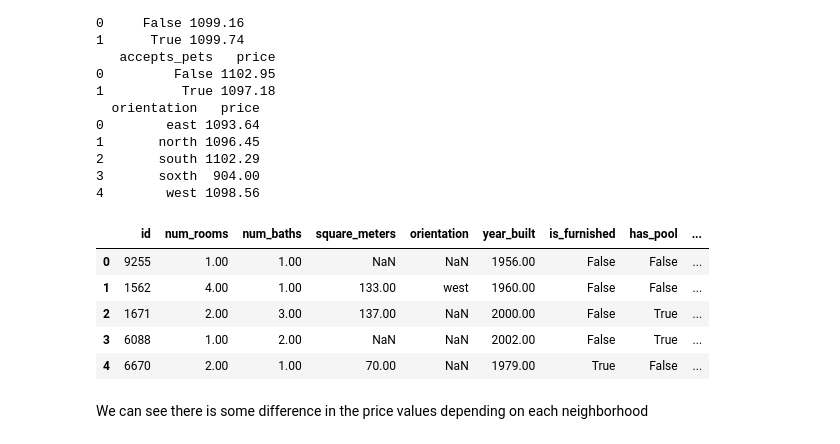
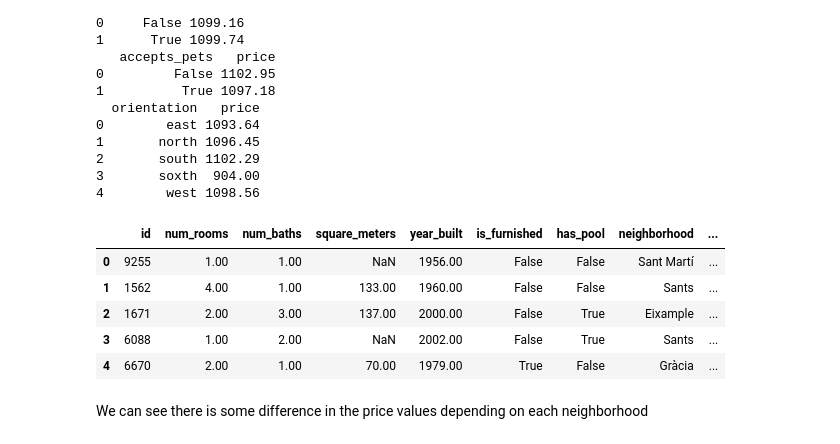
Before and after one commit to AlvaroOrtiz2001/Apartment-Prices-in-Barcelona-2023, a Jupyter notebook: JO_notebook.ipynb, the cells around one changed output. Drawn from its saved outputs; the diff is of its cells as text; code cells hidden in the pictures.

```diff
--- a/JO_notebook.ipynb
+++ b/JO_notebook.ipynb
@@ -87,33 +87,32 @@ print(data.groupby('orientation')['price'].mean().reset_index())
 4        west 1098.56
 # %%
 # Drop Supermarket column and put NaN in extreme values of sqr_mts and rooms
-cleaned_data = data.drop(columns='num_supermarkets')
+cleaned_data = data.drop(columns=['num_supermarkets', 'orientation'])
 cleaned_data['square_meters'] = np.where(cleaned_data['square_meters']<0, np.NaN, cleaned_data['square_meters'])
 cleaned_data['num_rooms'] = np.where(cleaned_data['num_rooms']>6, np.NaN, cleaned_data['num_rooms'])
 
-# Fix orientation
-cleaned_data['orientation'] = np.where(cleaned_data['orientation']=='soxth', 'south', cleaned_data['orientation'])
 
 # Check for missing data in more than 1 of these columns
 columns_to_check=['square_meters', 'num_rooms', 'num_baths', 'year_built', 'neighborhood']
 rows_with_missing_values = cleaned_data[cleaned_data[columns_to_check].isnull().sum(axis=1) >= 2]
 
 # Drop rows with 2 or more NaN values in columns_to_check
 cleaned_data = cleaned_data.drop(rows_with_missing_values.index)
 
 # Add floor and door_nbr
 cleaned_data['floor'] = cleaned_data['door'].str.extract(r'(\d+)º')
-cleaned_data['floor'] = pd.to_numeric(cleaned_data['floor'], errors='coerce').convert_dtypes()
+cleaned_data['floor'] = pd.to_numeric(cleaned_data['floor'], errors='coerce')
+cleaned_data['floor'] = cleaned_data['floor'].astype('float64')
 cleaned_data.reset_index(inplace=True)
 cleaned_data = cleaned_data.drop(columns=['door','index'])
 cleaned_data.head()
 # cleaned_data.info()
 # %% [output]
-|  | id | num_rooms | num_baths | square_meters | orientation | year_built | is_furnished | has_pool | ... |
-| 0 | 9255 | 1.00 | 1.00 | NaN | NaN | 1956.00 | False | False | ... |
-| 1 | 1562 | 4.00 | 1.00 | 133.00 | west | 1960.00 | False | False | ... |
-| 2 | 1671 | 2.00 | 3.00 | 137.00 | NaN | 2000.00 | False | True | ... |
-| 3 | 6088 | 1.00 | 2.00 | NaN | NaN | 2002.00 | False | True | ... |
-| 4 | 6670 | 2.00 | 1.00 | 70.00 | NaN | 1979.00 | True | False | ... |
+|  | id | num_rooms | num_baths | square_meters | year_built | is_furnished | has_pool | neighborhood | ... |
+| 0 | 9255 | 1.00 | 1.00 | NaN | 1956.00 | False | False | Sant Martí | ... |
+| 1 | 1562 | 4.00 | 1.00 | 133.00 | 1960.00 | False | False | Sants | ... |
+| 2 | 1671 | 2.00 | 3.00 | 137.00 | 2000.00 | False | True | Eixample | ... |
+| 3 | 6088 | 1.00 | 2.00 | NaN | 2002.00 | False | True | Sants | ... |
+| 4 | 6670 | 2.00 | 1.00 | 70.00 | 1979.00 | True | False | Gràcia | ... |
 # %% [markdown]
 We can see there is some difference in the price values depending on each neighborhood
```
Also changed, not shown: parts of 8 cells of this notebook.
